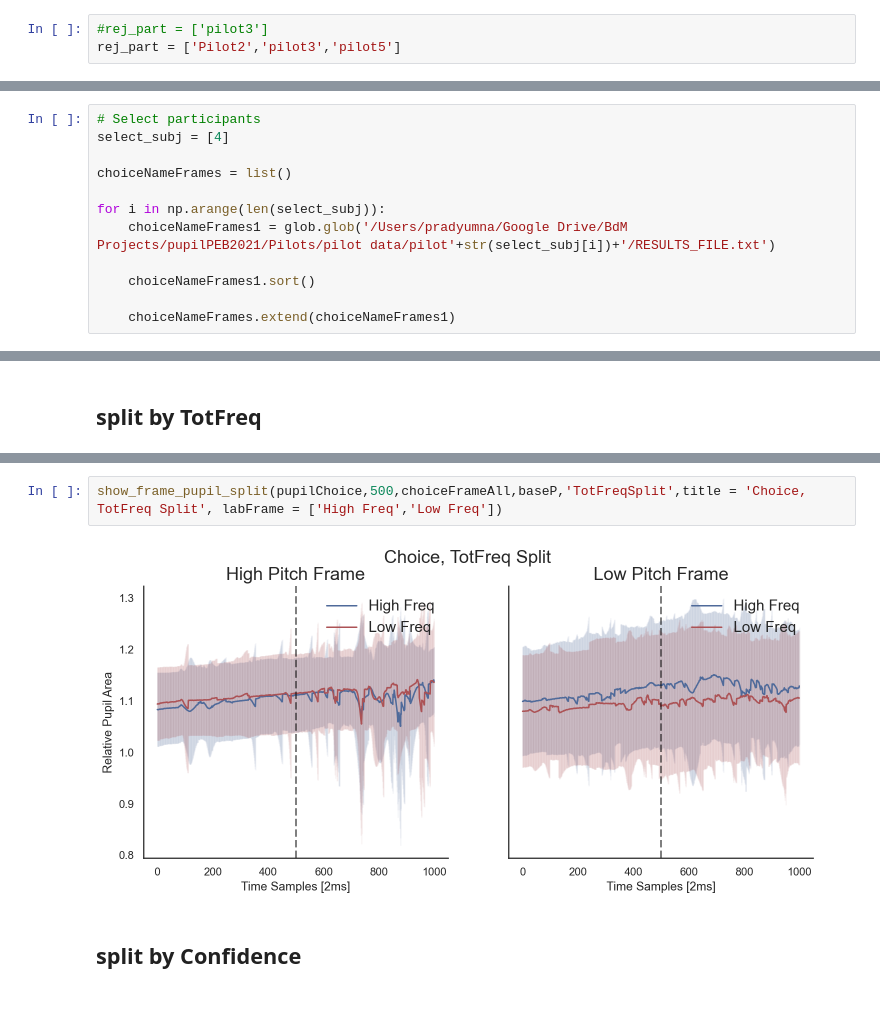
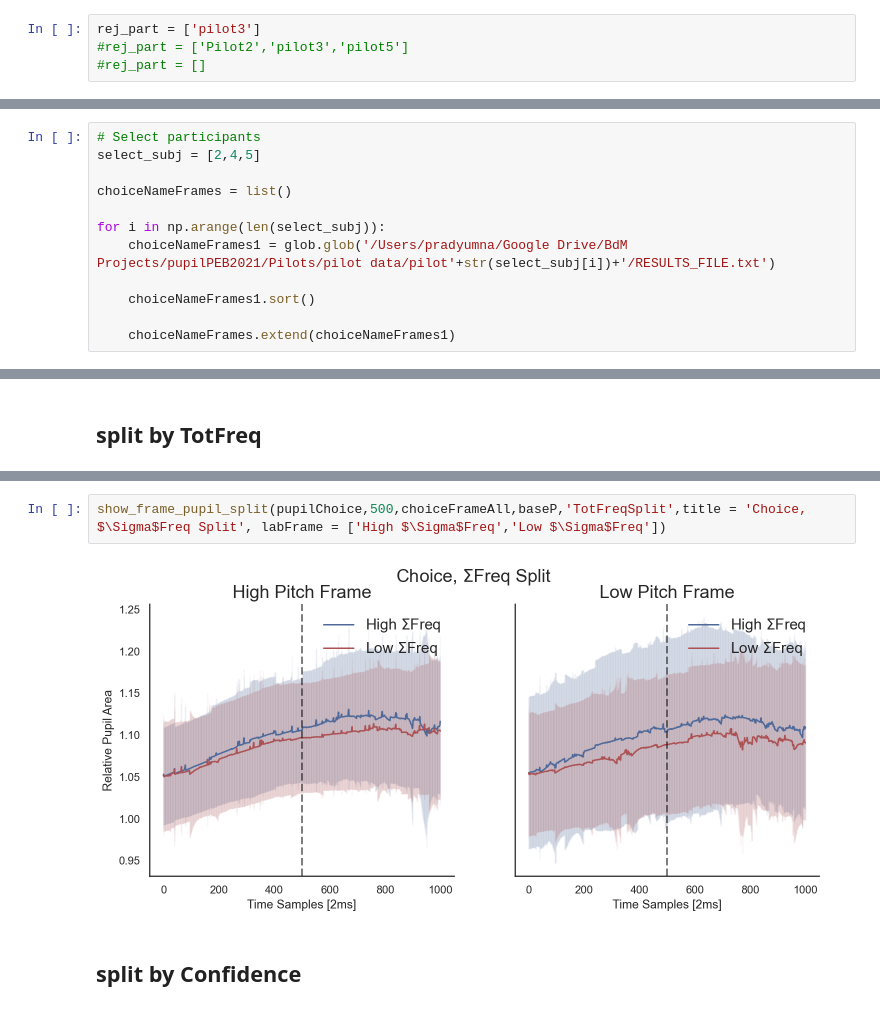
Before and after one commit to pradysepulveda/pupilPEB2021, a Jupyter notebook: Code/pPEB2021_PupilResultsRelative.ipynb, the cells around one changed output, grey strips where cells are left out. Drawn from its saved outputs; the diff is of its cells as text.

Commit message:
separation frames

```diff
--- a/Code/pPEB2021_PupilResultsRelative.ipynb
+++ b/Code/pPEB2021_PupilResultsRelative.ipynb
@@ -52,8 +52,9 @@ pupilInfo = pd.read_csv(pupilDF1[0],delim_whitespace=True)
 # %% [markdown]
 # reject participants
 # %%
-#rej_part = ['pilot3']
-rej_part = ['Pilot2','pilot3','pilot5']
+rej_part = ['pilot3']
+#rej_part = ['Pilot2','pilot3','pilot5']
+#rej_part = []
 # %%
 for j in rej_part:
     pupilInfo = pupilInfo.loc[(pupilInfo['RECORDING_SESSION_LABEL'] !=  j)]
@@ -305,7 +319,7 @@ pupil baseline and pupil trials have not the same number of trials. Beware!
 # Load choice info
 # %%
 # Select participants
-select_subj = [4]
+select_subj = [2,4,5]
 
 choiceNameFrames = list()
 
@@ -671,7 +689,7 @@ show_frame_pupil_split(pupilSecSnd,500,choiceFrameAll,baseP,'TotFreqSplit',title
 # %%
-show_frame_pupil_split(pupilChoice,500,choiceFrameAll,baseP,'TotFreqSplit',title = 'Choice, TotFreq Split', labFrame = ['High Freq','Low Freq'])
+show_frame_pupil_split(pupilChoice,500,choiceFrameAll,baseP,'TotFreqSplit',title = 'Choice, $\Sigma$Freq Split', labFrame = ['High $\Sigma$Freq','Low $\Sigma$Freq'])
 # %% [output]
-[figure, old version]
+[figure, new version]
 # %% [markdown]
 ## split by Confidence
 # %%
```
Also changed, not shown: parts of 31 cells of this notebook, 7 other files.
